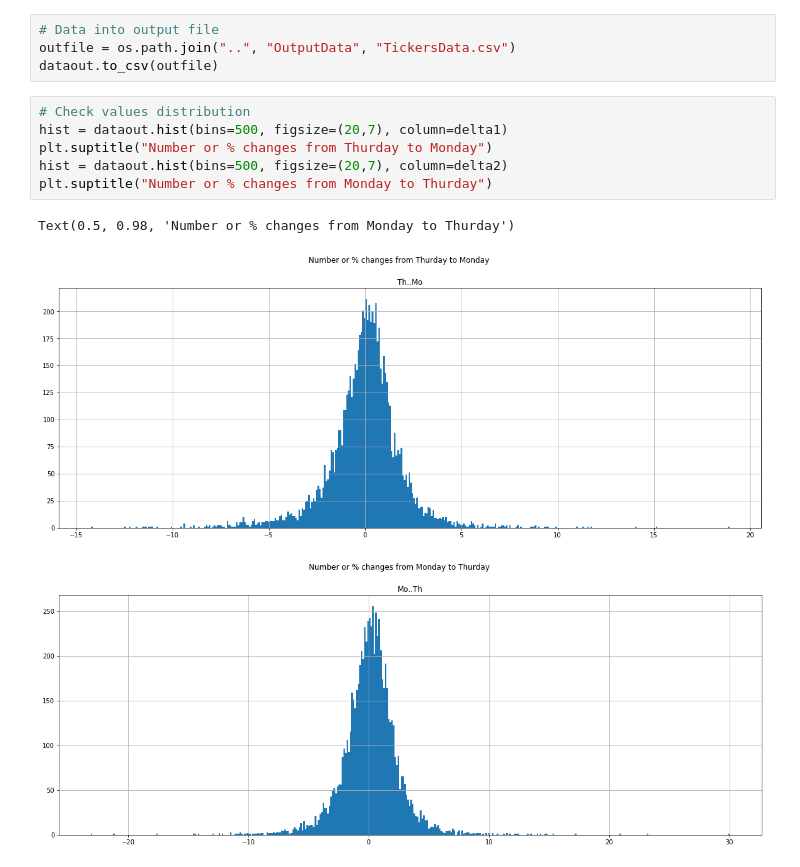
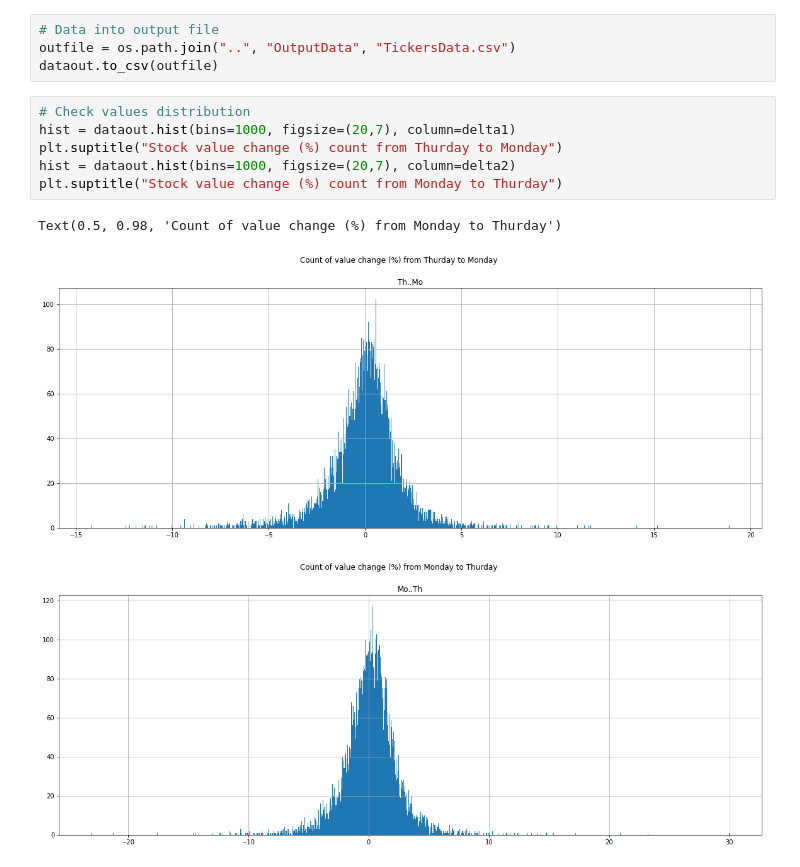
Before and after one commit to serenaL/GTATL5Project1, a Jupyter notebook: Notebooks/InputDataExtraction.ipynb, the cells around one changed output. Saved outputs shown, nothing was run; the diff lists cells and outputs as text.

Commit message:
Histogram resolution increased

```diff
--- a/Notebooks/InputDataExtraction.ipynb
+++ b/Notebooks/InputDataExtraction.ipynb
@@ -91,11 +91,11 @@ outfile = os.path.join("..", "OutputData", "TickersData.csv")
 dataout.to_csv(outfile)
 # %%
 # Check values distribution
-hist = dataout.hist(bins=500, figsize=(20,7), column=delta1)
-plt.suptitle("Number or % changes from Thurday to Monday")
-hist = dataout.hist(bins=500, figsize=(20,7), column=delta2)
-plt.suptitle("Number or % changes from Monday to Thurday")
+hist = dataout.hist(bins=1000, figsize=(20,7), column=delta1)
+plt.suptitle("Stock value change (%) count from Thurday to Monday")
+hist = dataout.hist(bins=1000, figsize=(20,7), column=delta2)
+plt.suptitle("Stock value change (%) count from Monday to Thurday")
 # %% [output]
-Text(0.5, 0.98, 'Number or % changes from Monday to Thurday')
+Text(0.5, 0.98, 'Count of value change (%) from Monday to Thurday')
-[figure, old version]
+[figure, new version]
-[figure, old version]
+[figure, new version]
```
